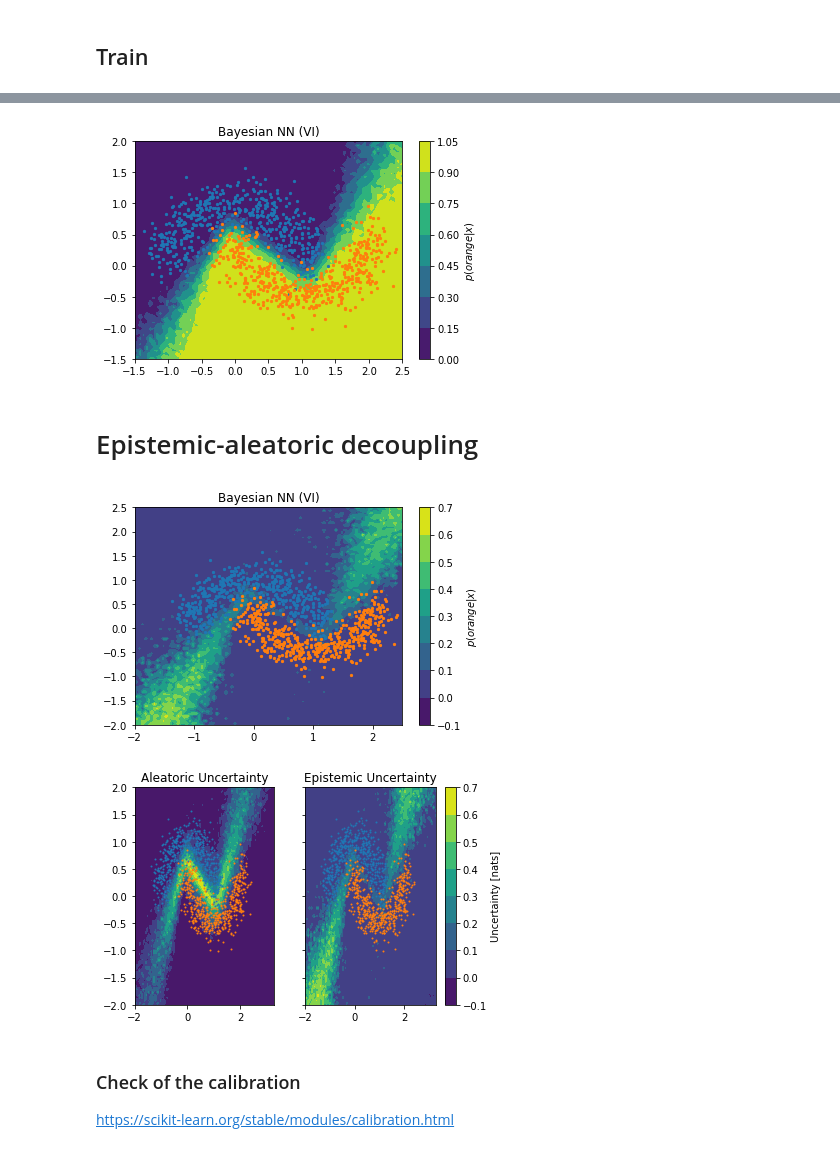
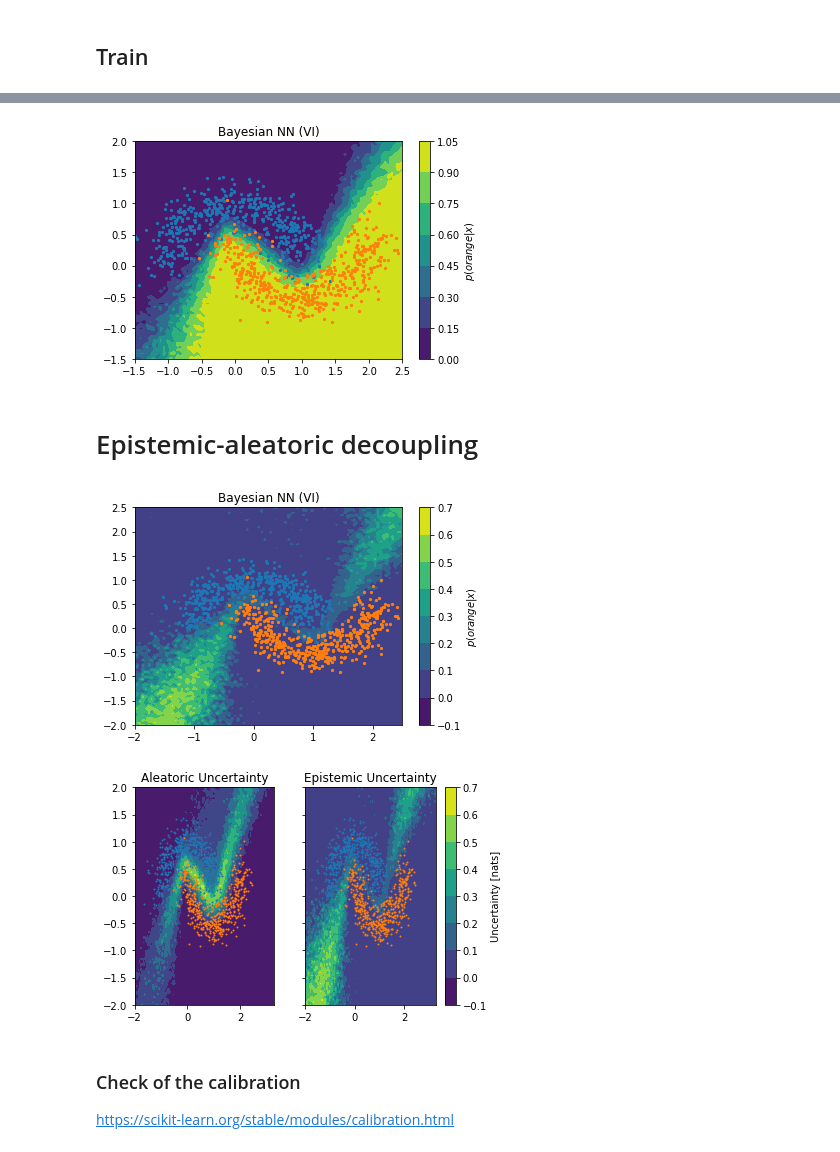
Before and after one commit to jacopot96/CERN-iCSC-2023-Computing-School, a Jupyter notebook: Bayesian_Classification_iCSC.ipynb, the cells around one changed output, grey strips where cells are left out. Cells and saved outputs as stored; diff of their text form; code cells hidden in the pictures.

```diff
--- a/Bayesian_Classification_iCSC.ipynb
+++ b/Bayesian_Classification_iCSC.ipynb
@@ -43,0 +37,5 @@ for class_value in range(2):
+# %%
+# Draw scatter plot for samples from each class
+for class_value in range(2):
+	row_ix = np.where(Y == class_value)
+	plt.scatter(X[row_ix, 0], X[row_ix, 1])
@@ -127,6 +126,7 @@ Mean ent of the data 0.6914656
 # %% [markdown]
 ## Train
 # %%
-model_vi.fit(X_tr, y_tr, epochs=150, batch_size=32,validation_data=(X_te, y_te))
+model_vi = model()
+model_vi.fit(X_tr, y_tr, epochs=160, batch_size=32,validation_data=(X_te, y_te))
 model_vi.summary()
 # %% [output]
@@ -153,26 +153,26 @@ _________________________________________________________________
 # definition of a grid in the inputs' space
 min1, max1 = X[:, 0].min()-2, X[:, 0].max()+1.5
 min2, max2 = X[:, 1].min()-2, X[:, 1].max()+1.5
-x1grid = arange(min1, max1, 0.05)
-x2grid = arange(min2, max2, 0.05)
-xx, yy = meshgrid(x1grid, x2grid)
+x1grid = np.arange(min1, max1, 0.05)
+x2grid = np.arange(min2, max2, 0.05)
+xx, yy = np.meshgrid(x1grid, x2grid)
 r1, r2 = xx.flatten(), yy.flatten()
 r1, r2 = r1.reshape((len(r1), 1)), r2.reshape((len(r2), 1))
-grid = hstack((r1,r2))
+grid = np.hstack((r1,r2))
 # %%
-A=[] #for test samples
-B=[] #for the grid
-ent=[]
-for i in range(20):
-  preds=model_vi.predict(grid)
+A = [] # aux for test samples
+B = [] #aux for the grid
+ent = []
+for i in range(25):
+  preds = model_vi.predict(grid)
   A.append(preds)
   B.append(model_vi.predict(X_te))
-  aux=np.array(preds).reshape(len(preds),1)
-  aux2=np.concatenate((aux, 1-aux), axis=1)
-  ent.append(entropy(aux2,axis=1))
+  aux = np.array(preds).reshape(len(preds),1)
+  aux = np.concatenate((aux, 1-aux), axis = 1)
+  ent.append(entropy(aux,axis = 1))
 
 
-final=np.mean(np.array(A),axis=0)
+final = np.mean(np.array(A),axis=0)
 print(final.shape)
 
 zz = final[:,0].reshape(xx.shape)
@@ -180,5 +180,5 @@ print(final[0])
 
 predicted_proba_bayes = np.mean(np.array(B),axis=0)
 
-epistemic_uncertainty=np.mean(np.array(ent),axis=0)
+epistemic_uncertainty = np.mean(np.array(ent),axis=0)
 # %% [output]
@@ -217,32 +217,32 @@ print(predicted_entropy_bayes[:2])
 # %%
-c=plt.contourf(xx, yy, zz)
-cbar=plt.colorbar(c)
+c = plt.contourf(xx, yy, zz)
+cbar = plt.colorbar(c)
 for class_value in range(2):
 	# get row indexes for samples with this class
-	row_ix = where(Y == class_value)
+	row_ix = np.where(Y == class_value)
 	# create scatter of these samples
 	plt.scatter(X[row_ix, 0], X[row_ix, 1],s=5)
 plt.xlim(-1.5, 2.5)
 plt.ylim(-1.5, 2)
 plt.title('Bayesian NN (VI)')
 cbar.set_label('$p(orange| x)$')
 #plt.savefig("bayes5.pdf")
 # %% [output]
-[figure, old version]
+[figure, new version]
 # %% [markdown]
 # Epistemic-aleatoric decoupling
 # %%
 from scipy.ndimage.filters import gaussian_filter # for smoothing the plots
 # %%
 zz_tot_unc = predicted_entropy_bayes.reshape(xx.shape)
-zz_al_unc=epistemic_uncertainty.reshape(xx.shape)
-zz_ep_unc=zz_tot_unc-zz_al_unc
+zz_al_unc = epistemic_uncertainty.reshape(xx.shape)
+zz_ep_unc = zz_tot_unc-zz_al_unc
 
-c=plt.contourf(xx, yy, zz_ep_unc,levels=7)
-cbar=plt.colorbar(c)
+c = plt.contourf(xx, yy, zz_ep_unc,levels = 7)
+cbar = plt.colorbar(c)
 for class_value in range(2):
 	# get row indexes for samples with this class
-	row_ix = where(Y == class_value)
+	row_ix = np.where(Y == class_value)
 	# create scatter of these samples
 	plt.scatter(X[row_ix, 0], X[row_ix, 1],s=5)
 plt.xlim(-2, 2.5)
@@ -251,10 +251,10 @@ plt.title('Bayesian NN (VI)')
 cbar.set_label('$p(orange| x)$')
 #plt.savefig("bayes5.pdf")
 # %% [output]
-[figure, old version]
+[figure, new version]
 # %%
-zz_al_uncsmth=gaussian_filter(zz_al_unc, 0.2)
-zz_ep_uncsmth=gaussian_filter(zz_ep_unc, 0.2)
+zz_al_uncsmth = gaussian_filter(zz_al_unc, 0.2)
+zz_ep_uncsmth = gaussian_filter(zz_ep_unc, 0.2)
 
 fig, (ax1, ax2) = plt.subplots(1, 2,sharey=True,gridspec_kw={'width_ratios': [0.85, 1]})
 
@@ -263,17 +263,17 @@ ax1.contourf(xx, yy, zz_al_uncsmth,levels=7)
 #cbar=plt.colorbar(c)
 
 for class_value in range(2):
-	row_ix = where(Y == class_value)
+	row_ix = np.where(Y == class_value)
 	ax1.scatter(X[row_ix, 0], X[row_ix, 1],s=1)
 
 ax1.set_xlim(-2.,3.3)
 ax1.set_ylim(-2, 2)
 ax1.set_title('Aleatoric Uncertainty')
 
-c=ax2.contourf(xx, yy, zz_ep_uncsmth,levels=7)
+c = ax2.contourf(xx, yy, zz_ep_uncsmth,levels=7)
 
 for class_value in range(2):
-	row_ix = where(Y == class_value)
+	row_ix = np.where(Y == class_value)
 	ax2.scatter(X[row_ix, 0], X[row_ix, 1],s=1)
 
 ax2.set_xlim(-2.,3.3)
@@ -283,7 +283,7 @@ cbar=plt.colorbar(c)
 cbar.set_label('Uncertainty [nats]')
 #plt.savefig("dec_unc.pdf")
 # %% [output]
-[figure, old version]
+[figure, new version]
 # %% [markdown]
 ### Check of the calibration
 https://scikit-learn.org/stable/modules/calibration.html
```
Also changed, not shown: parts of 19 cells of this notebook.
